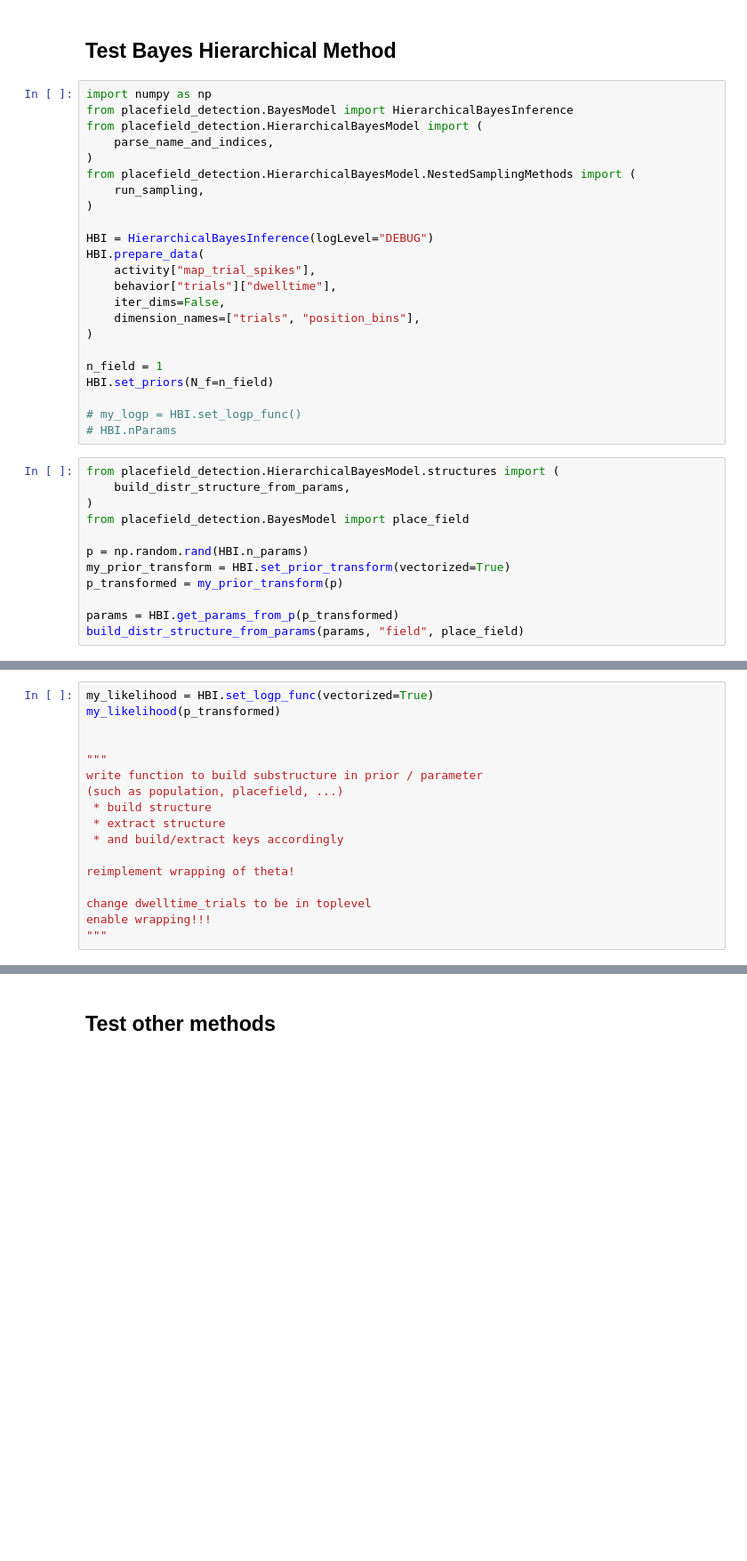
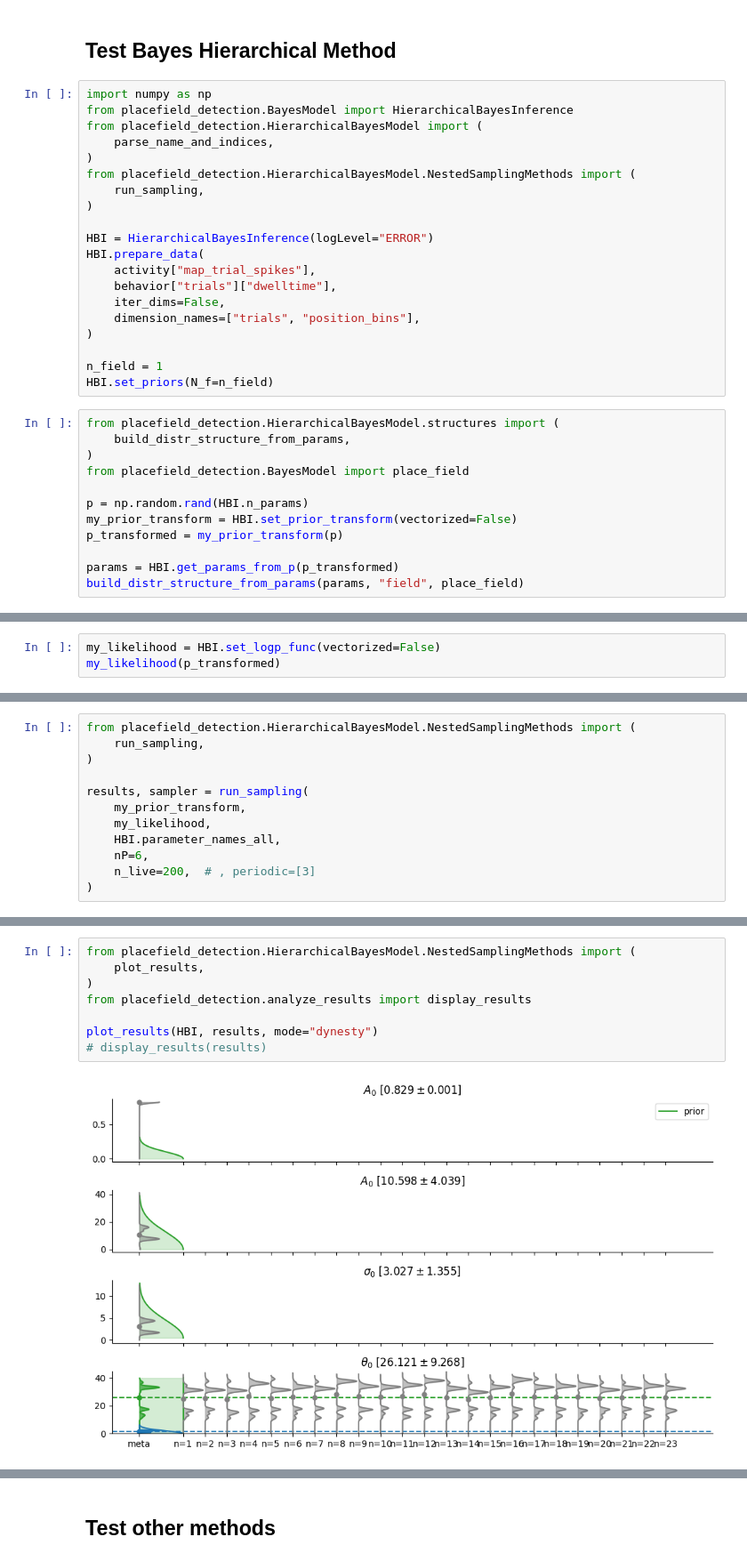
Before and after one commit to woxxel/placefield_detection, a Jupyter notebook: notebooks/test_placefield_detection_methods.ipynb, the cells around one changed output, grey strips where cells are left out. Shown at 89% size. Saved outputs shown, nothing was run; the diff lists cells and outputs as text; blank space fills up the shorter version.

Commit message:
make placefield detection work with hierarchicalBayesModel submodule (not yet completely finished and tested)

```diff
--- a/notebooks/test_placefield_detection_methods.ipynb
+++ b/notebooks/test_placefield_detection_methods.ipynb
@@ -91,7 +176,7 @@ from placefield_detection.HierarchicalBayesModel.NestedSamplingMethods import (
     run_sampling,
 )
 
-HBI = HierarchicalBayesInference(logLevel="DEBUG")
+HBI = HierarchicalBayesInference(logLevel="ERROR")
 HBI.prepare_data(
     activity["map_trial_spikes"],
     behavior["trials"]["dwelltime"],
@@ -101,9 +186,6 @@ HBI.prepare_data(
 
 n_field = 1
 HBI.set_priors(N_f=n_field)
-
-# my_logp = HBI.set_logp_func()
-# HBI.nParams
 # %%
 from placefield_detection.HierarchicalBayesModel.structures import (
     build_distr_structure_from_params,
@@ -111,7 +193,7 @@ from placefield_detection.HierarchicalBayesModel.structures import (
 from placefield_detection.BayesModel import place_field
 
 p = np.random.rand(HBI.n_params)
-my_prior_transform = HBI.set_prior_transform(vectorized=True)
+my_prior_transform = HBI.set_prior_transform(vectorized=False)
 p_transformed = my_prior_transform(p)
 
 params = HBI.get_params_from_p(p_transformed)
@@ -126,18 +208,4 @@ build_distr_structure_from_params(params, "field", place_field)
 # %%
-my_likelihood = HBI.set_logp_func(vectorized=True)
+my_likelihood = HBI.set_logp_func(vectorized=False)
 my_likelihood(p_transformed)
-
-
-"""
-write function to build substructure in prior / parameter
-(such as population, placefield, ...)
- * build structure
- * extract structure
- * and build/extract keys accordingly
-
-reimplement wrapping of theta!
-
-change dwelltime_trials to be in toplevel
-enable wrapping!!!
-"""
 # %% [output]
@@ -166,0 +213,12 @@ array([-3071.81958003])
+# %%
+from placefield_detection.HierarchicalBayesModel.NestedSamplingMethods import (
+    run_sampling,
+)
+
+results, sampler = run_sampling(
+    my_prior_transform,
+    my_likelihood,
+    HBI.parameter_names_all,
+    nP=6,
+    n_live=200,  # , periodic=[3]
+)
@@ -166,0 +236,10 @@ array([-3071.81958003])
+# %%
+from placefield_detection.HierarchicalBayesModel.NestedSamplingMethods import (
+    plot_results,
+)
+from placefield_detection.analyze_results import display_results
+
+plot_results(HBI, results, mode="dynesty")
+# display_results(results)
+# %% [output]
+[figure, added]
```
Also changed, not shown: parts of 10 cells of this notebook, 3 other files.
